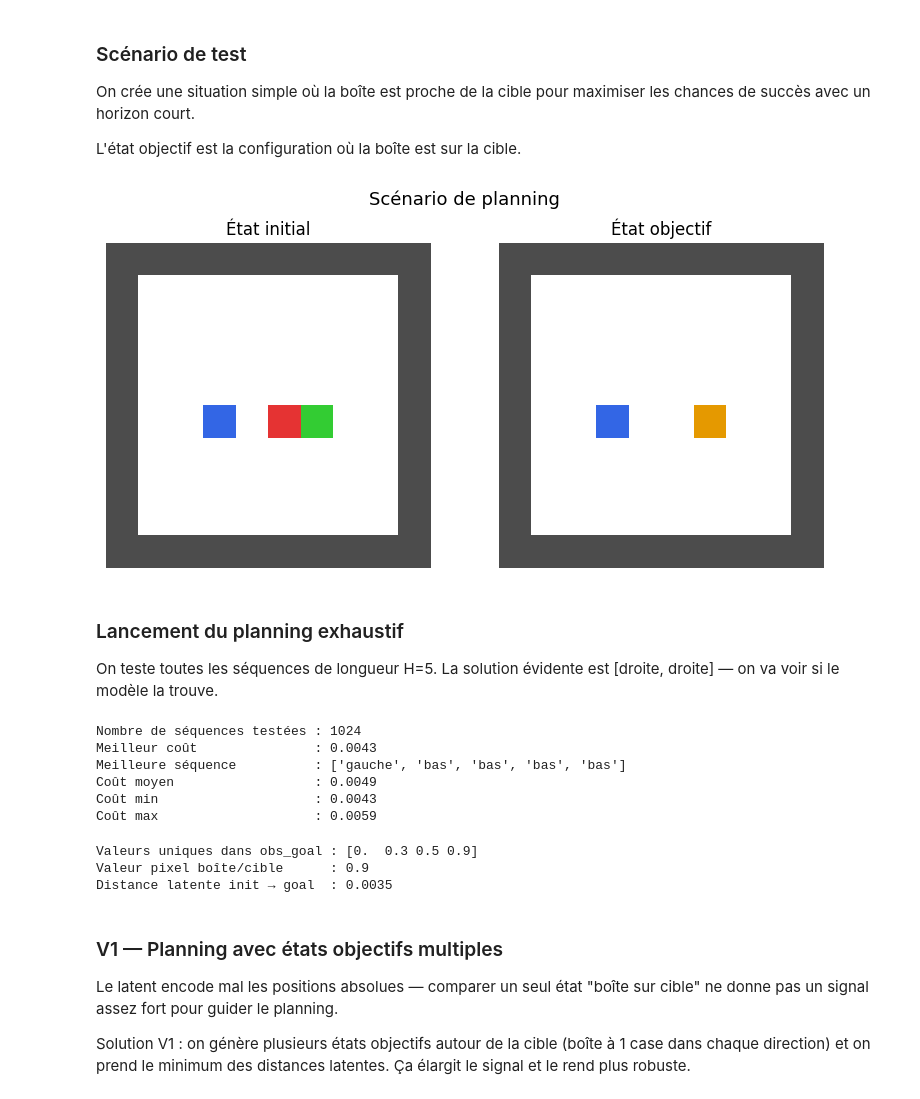
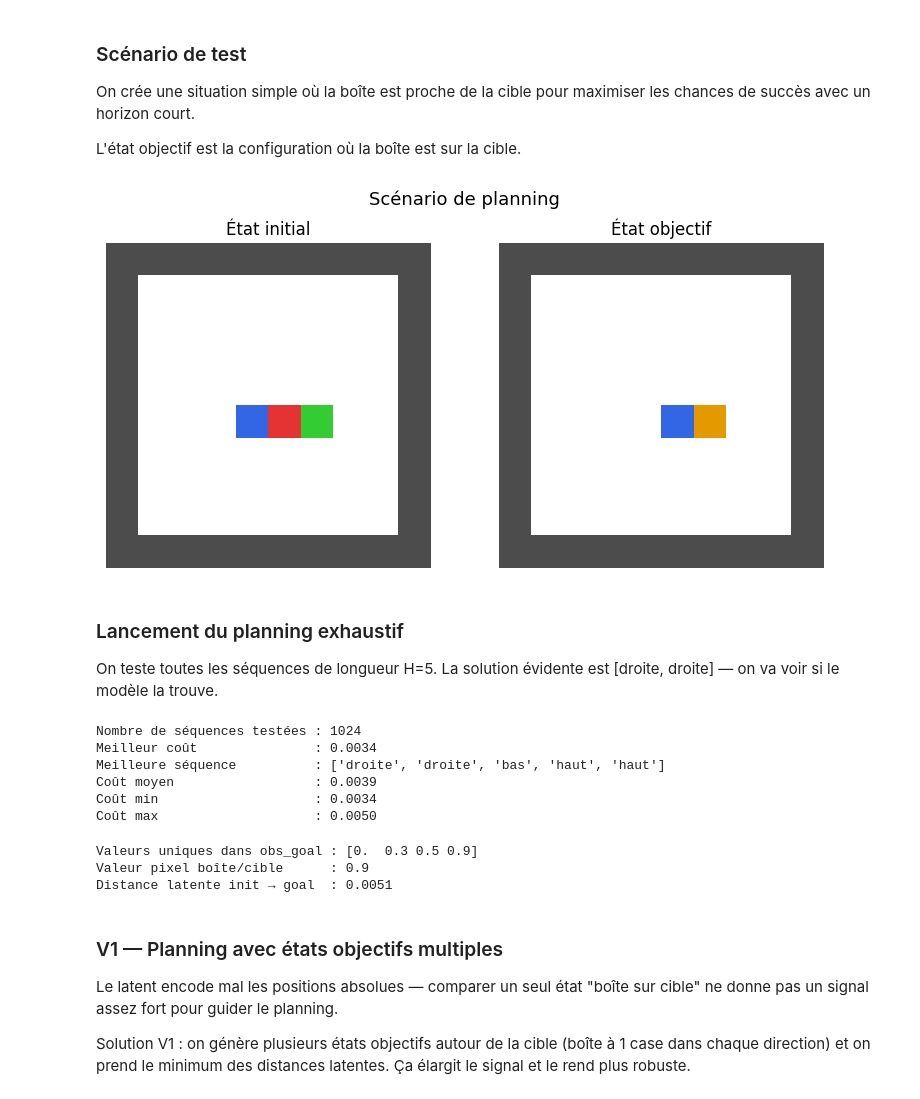
Before and after one commit to Stabadev/mini-world-model, a Jupyter notebook: notebooks/04_planning.ipynb, the cells around one changed output. Saved outputs shown, nothing was run; the diff lists cells and outputs as text; code cells hidden in the pictures.

Commit message:
v2 acte 4 : planning exhaustif réussi, coût min sur rollout, analyse V2

```diff
--- a/notebooks/04_planning.ipynb
+++ b/notebooks/04_planning.ipynb
@@ -269,47 +269,48 @@ L'état objectif est la configuration où la boîte est sur la cible.
 # Création du scénario
 env = GridWorld()
 
-# État initial : agent à gauche de la boîte, boîte proche de la cible
-env.agent  = (5, 3)
-env.box    = (5, 5)
-env.target = (5, 6)
+# État initial : agent directement à gauche de la boîte
+env = GridWorld()
+env.agent  = (5, 4)  # agent directement à gauche de la boîte
+env.box    = (5, 5)  # boîte
+env.target = (5, 6)  # cible à droite de la boîte
 
 obs_init = env.render().copy()
 
 # État objectif : boîte sur la cible
 env_goal = GridWorld()
-env_goal.agent  = (5, 3)  # position agent peu importe
+env_goal.agent  = (5, 5)
 env_goal.box    = (5, 6)  # boîte SUR la cible
 env_goal.target = (5, 6)
 
 obs_goal = env_goal.render().copy()
 
 # Visualisation du scénario
 fig, axes = plt.subplots(1, 2, figsize=(8, 4))
 
 for ax, grid, title in zip(
     axes,
     [obs_init, obs_goal],
     ["État initial", "État objectif"]
 ):
     rgb = np.zeros((10, 10, 3), dtype=np.float64)
     rgb[grid == GridWorld.EMPTY]           = [1.0, 1.0, 1.0]
     rgb[grid == GridWorld.WALL]            = [0.3, 0.3, 0.3]
     rgb[grid == GridWorld.AGENT]           = [0.2, 0.4, 0.9]
     rgb[grid == GridWorld.BOX]             = [0.9, 0.2, 0.2]
     rgb[grid == GridWorld.TARGET]          = [0.2, 0.8, 0.2]
     rgb[grid == GridWorld.BOX_ON_TARGET]   = [0.9, 0.6, 0.0]
     rgb[grid == GridWorld.AGENT_ON_TARGET] = [0.4, 0.2, 0.9]
     rgb[grid == GridWorld.AGENT_ON_BOX]    = [0.9, 0.5, 0.0]
     ax.imshow(rgb)
     ax.set_title(title)
     ax.axis("off")
 
 plt.suptitle("Scénario de planning", fontsize=13)
 plt.tight_layout()
 plt.show()
 # %% [output]
-[figure, old version]
+[figure, new version]
 # %% [markdown]
 ### Lancement du planning exhaustif
 
@@ -330,11 +331,11 @@ print(f"Coût min                    : {np.min(all_costs):.4f}")
 print(f"Coût max                    : {np.max(all_costs):.4f}")
 # %% [output]
 Nombre de séquences testées : 1024
-Meilleur coût               : 0.0043
-Meilleure séquence          : ['gauche', 'bas', 'bas', 'bas', 'bas']
-Coût moyen                  : 0.0049
-Coût min                    : 0.0043
-Coût max                    : 0.0059
+Meilleur coût               : 0.0034
+Meilleure séquence          : ['droite', 'droite', 'bas', 'haut', 'haut']
+Coût moyen                  : 0.0039
+Coût min                    : 0.0034
+Coût max                    : 0.0050
 # %%
 # diag
 
@@ -354,7 +355,7 @@ print(f"Distance latente init → goal  : {dist:.4f}")
 # %% [output]
 Valeurs uniques dans obs_goal : [0.  0.3 0.5 0.9]
 Valeur pixel boîte/cible      : 0.9
-Distance latente init → goal  : 0.0035
+Distance latente init → goal  : 0.0051
 # %% [markdown]
 ### V1 — Planning avec états objectifs multiples
 
```
Also changed, not shown: parts of 6 cells of this notebook, 1 other file.
